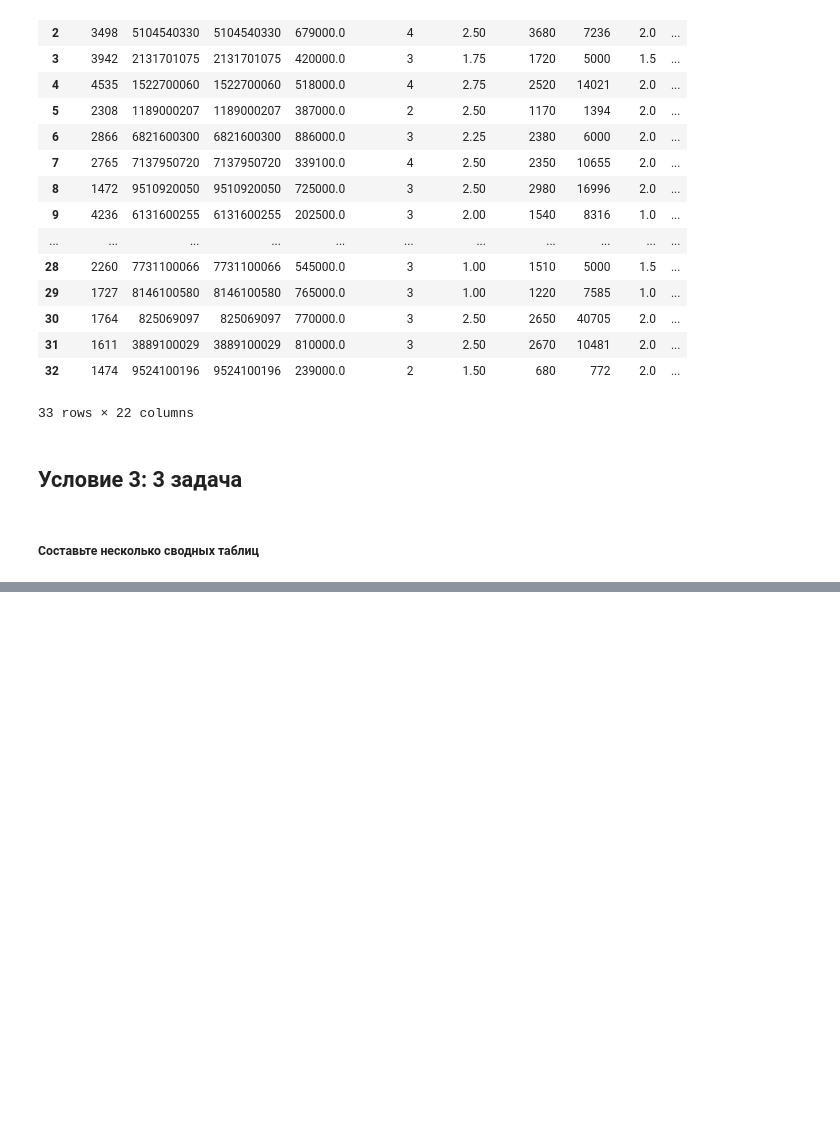
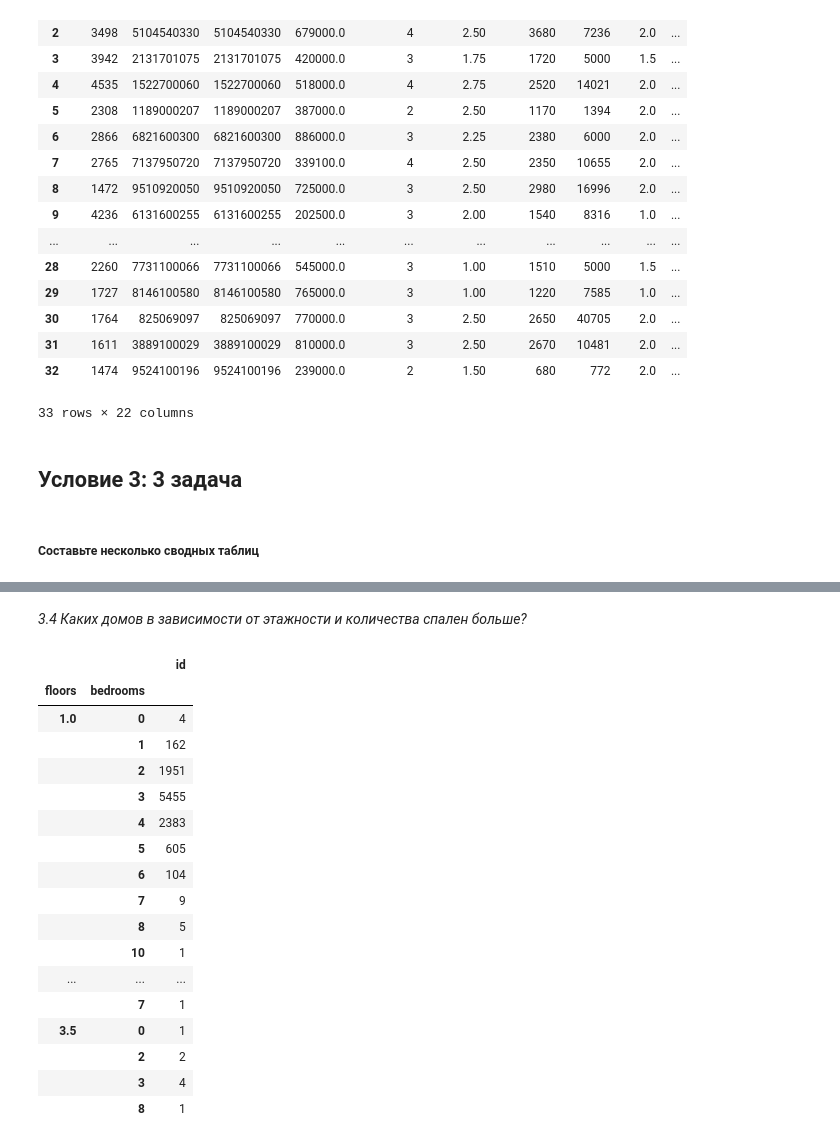
Before and after one commit to estaroverov/pfa_hw3, a Jupyter notebook: hw3.ipynb, the cells around one changed output, grey strips where cells are left out. Cells and saved outputs as stored; diff of their text form; code cells hidden in the pictures; blank space fills up the shorter version.

```diff
--- a/hw3.ipynb
+++ b/hw3.ipynb
@@ -146,0 +175,23 @@ df.groupby('bedrooms').agg({'price':['mean']})
+# %% [markdown]
+*3.4 Каких домов в зависимости от этажности и количества спален больше?*
+# %%
+df.groupby(['floors','bedrooms']).agg({'id':'count'})
+# %% [output]
+|  |  | id |
+| floors | bedrooms |  |
+| 1.0 | 0 | 4 |
+|  | 1 | 162 |
+|  | 2 | 1951 |
+|  | 3 | 5455 |
+|  | 4 | 2383 |
+|  | 5 | 605 |
+|  | 6 | 104 |
+|  | 7 | 9 |
+|  | 8 | 5 |
+|  | 10 | 1 |
+| ... | ... | ... |
+|  | 7 | 1 |
+| 3.5 | 0 | 1 |
+|  | 2 | 2 |
+|  | 3 | 4 |
+|  | 8 | 1 |
```
Also changed, not shown: parts of 14 cells of this notebook.
